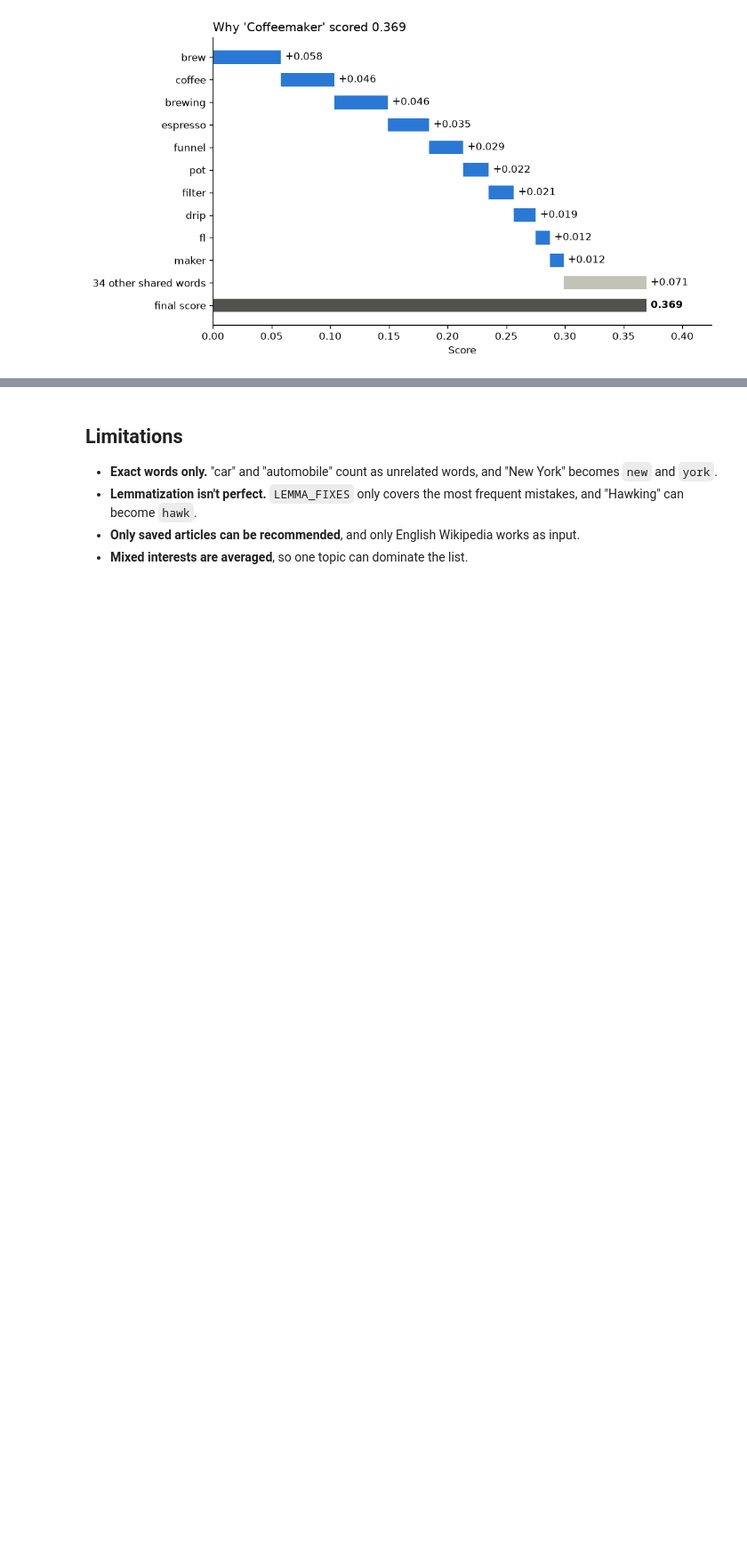
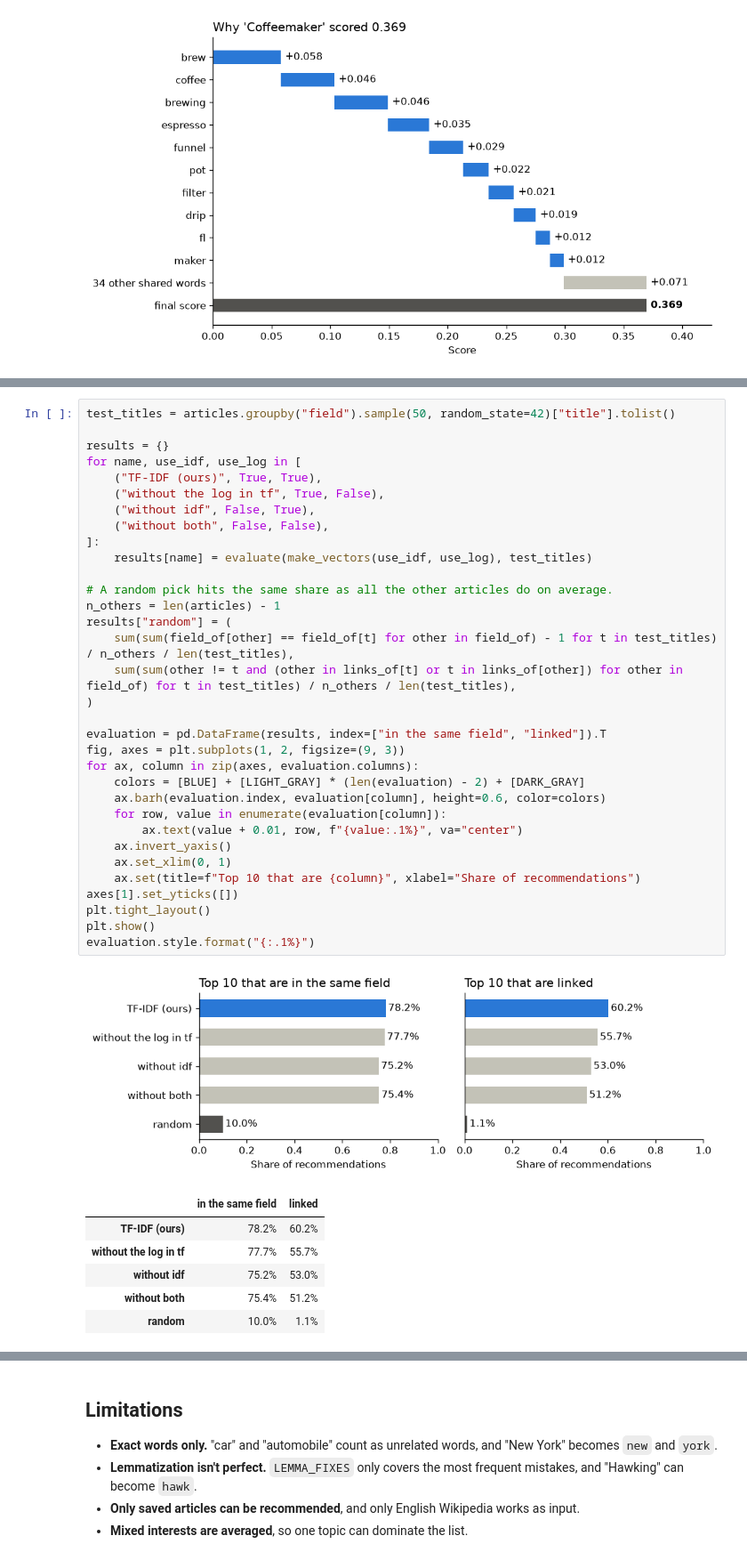
Before and after one commit to wajlk/information-retrievial-project, a Jupyter notebook: wikipedia_recommender.ipynb, the cells around one changed output, grey strips where cells are left out. Shown at 89% size. Drawn from its saved outputs; the diff is of its cells as text; blank space fills up the shorter version.

Commit message:
Add evaluation: same-field and link checks, TF-IDF variants
Co-Authored-By: Claude Opus 5.5 <noreply@anthropic.com>

```diff
--- a/wikipedia_recommender.ipynb
+++ b/wikipedia_recommender.ipynb
@@ -512,0 +554,41 @@ plot_breakdown(moka, recommend(moka)["title"][0])
+# %%
+test_titles = articles.groupby("field").sample(50, random_state=42)["title"].tolist()
+
+results = {}
+for name, use_idf, use_log in [
+    ("TF-IDF (ours)", True, True),
+    ("without the log in tf", True, False),
+    ("without idf", False, True),
+    ("without both", False, False),
+]:
+    results[name] = evaluate(make_vectors(use_idf, use_log), test_titles)
+
+# A random pick hits the same share as all the other articles do on average.
+n_others = len(articles) - 1
+results["random"] = (
+    sum(sum(field_of[other] == field_of[t] for other in field_of) - 1 for t in test_titles) / n_others / len(test_titles),
+    sum(sum(other != t and (other in links_of[t] or t in links_of[other]) for other in field_of) for t in test_titles) / n_others / len(test_titles),
+)
+
+evaluation = pd.DataFrame(results, index=["in the same field", "linked"]).T
+fig, axes = plt.subplots(1, 2, figsize=(9, 3))
+for ax, column in zip(axes, evaluation.columns):
+    colors = [BLUE] + [LIGHT_GRAY] * (len(evaluation) - 2) + [DARK_GRAY]
+    ax.barh(evaluation.index, evaluation[column], height=0.6, color=colors)
+    for row, value in enumerate(evaluation[column]):
+        ax.text(value + 0.01, row, f"{value:.1%}", va="center")
+    ax.invert_yaxis()
+    ax.set_xlim(0, 1)
+    ax.set(title=f"Top 10 that are {column}", xlabel="Share of recommendations")
+axes[1].set_yticks([])
+plt.tight_layout()
+plt.show()
+evaluation.style.format("{:.1%}")
+# %% [output]
+[figure, added]
+|  | in the same field | linked |
+| TF-IDF (ours) | 78.2% | 60.2% |
+| without the log in tf | 77.7% | 55.7% |
+| without idf | 75.2% | 53.0% |
+| without both | 75.4% | 51.2% |
+| random | 10.0% | 1.1% |
```
Also changed, not shown: parts of 4 cells of this notebook.
